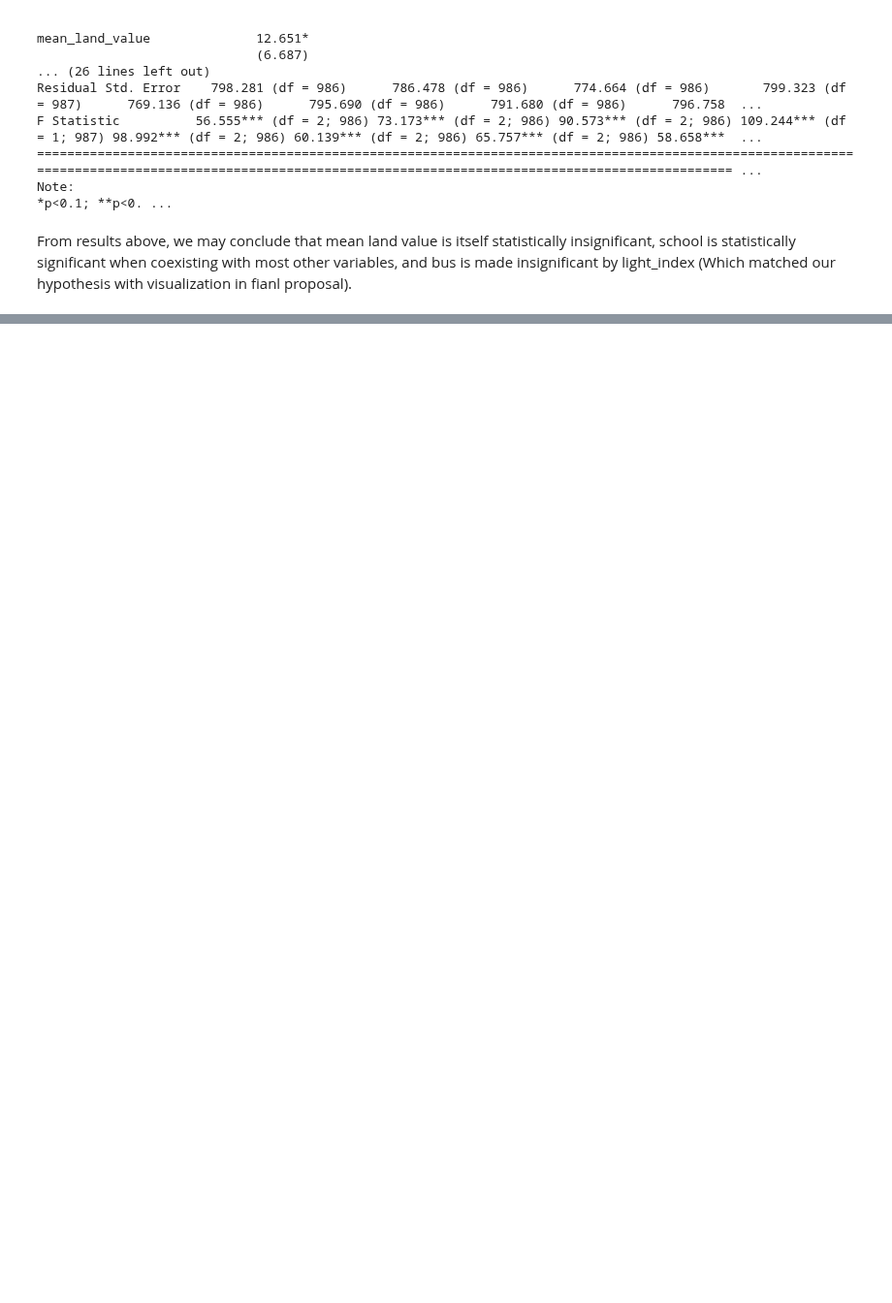
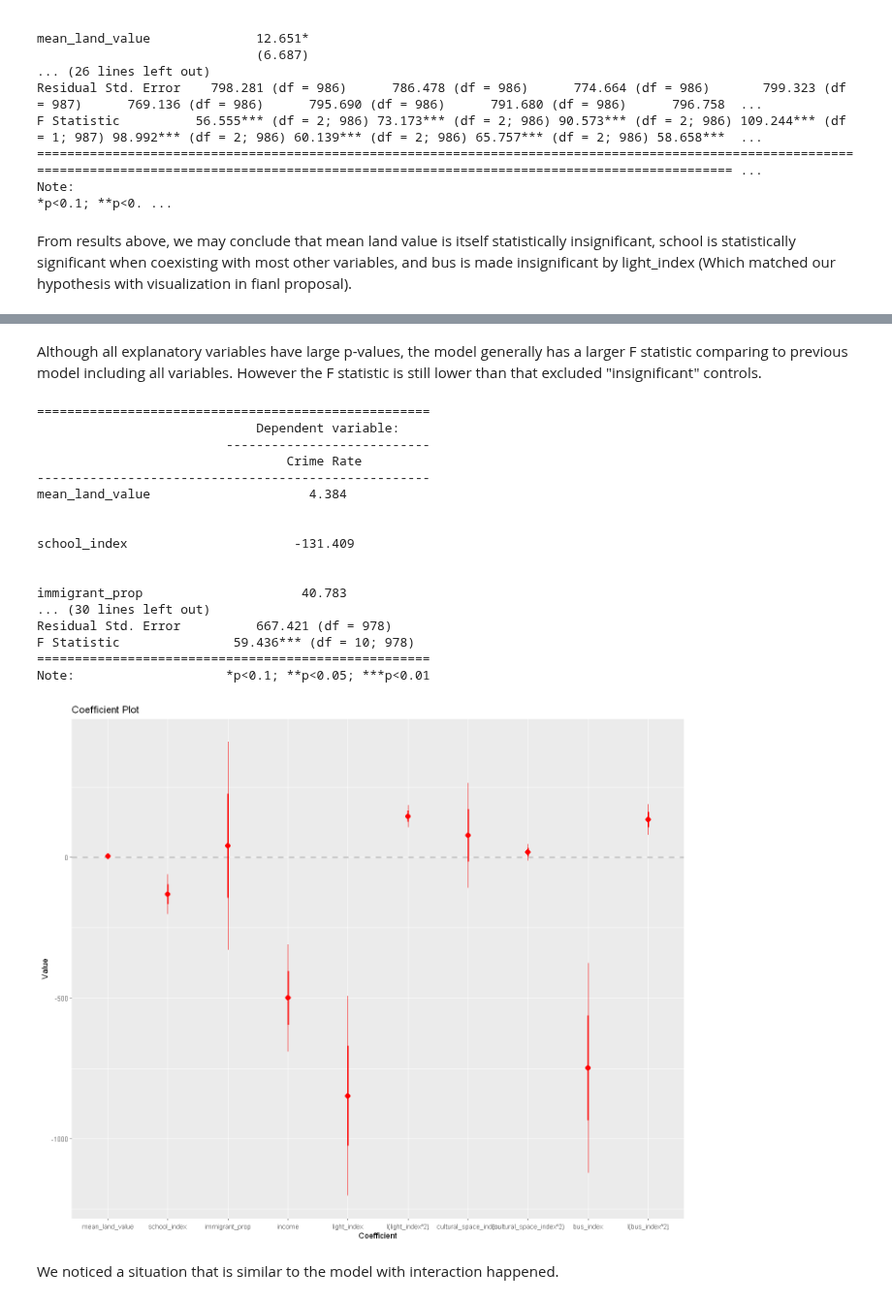
Before and after one commit to Irene-Berezin/econ326, a Jupyter notebook: project_regression.ipynb, the cells around one changed output, grey strips where cells are left out. Shown at 97% size. Saved outputs shown, nothing was run; the diff lists cells and outputs as text; code cells hidden in the pictures; blank space fills up the shorter version.

Commit message:
Updated regression by running RSE, test two models with non-linear terms, created regression output table listing four outputs

```diff
--- a/project_regression.ipynb
+++ b/project_regression.ipynb
@@ -363,0 +416,33 @@ From results above, we may conclude that mean land value is itself statistically
+# %% [markdown]
+Although all explanatory variables have large p-values, the model generally has a larger F statistic comparing to previous model including all variables. However the F statistic is still lower than that excluded "insignificant" controls.
+# %%
+# Testing the specification with quadratic terms
+reg_squared <- lm(crime_rate ~ mean_land_value + school_index + immigrant_prop + income + light_index + I(light_index^2)
+     + cultural_space_index + I(cultural_space_index^2) + bus_index + I(bus_index^2), data = census_index_crime)
+
+se_squared <- sqrt(diag(vcovHC(reg_squared, type = "HC1")))
+
+stargazer(reg_squared, se =  se_interaction, type = "text", dep.var.labels = c("Crime Rate"))
+
+coefplot(reg_squared, intercept = FALSE, horizontal = TRUE, color = "red")
+# %% [output]
+====================================================
+                             Dependent variable:
+                         ---------------------------
+                                 Crime Rate
+----------------------------------------------------
+mean_land_value                     4.384
+
+
+school_index                      -131.409
+
+
+immigrant_prop                     40.783
+... (30 lines left out)
+Residual Std. Error          667.421 (df = 978)
+F Statistic               59.436*** (df = 10; 978)
+====================================================
+Note:                    *p<0.1; **p<0.05; ***p<0.01
+[figure, added]
+# %% [markdown]
+We noticed a situation that is similar to the model with interaction happened.
```
Also changed, not shown: parts of 5 cells of this notebook, 3 other files.
